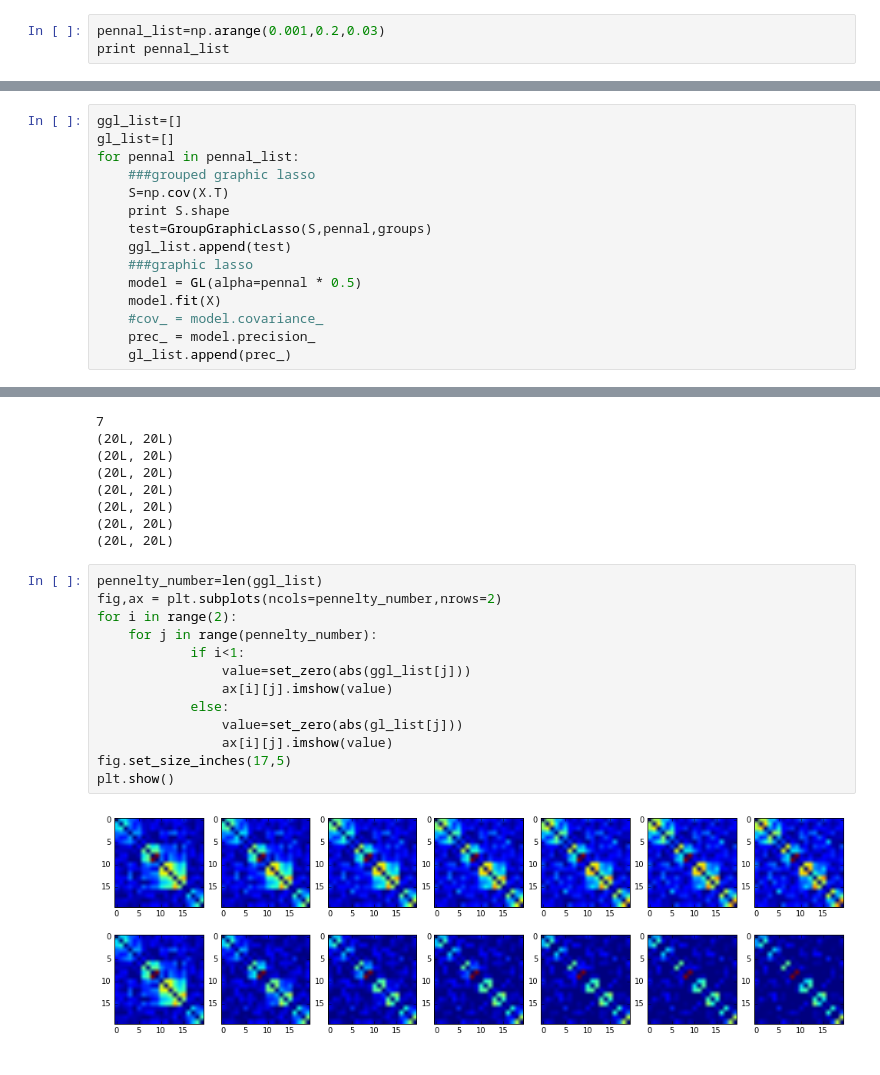
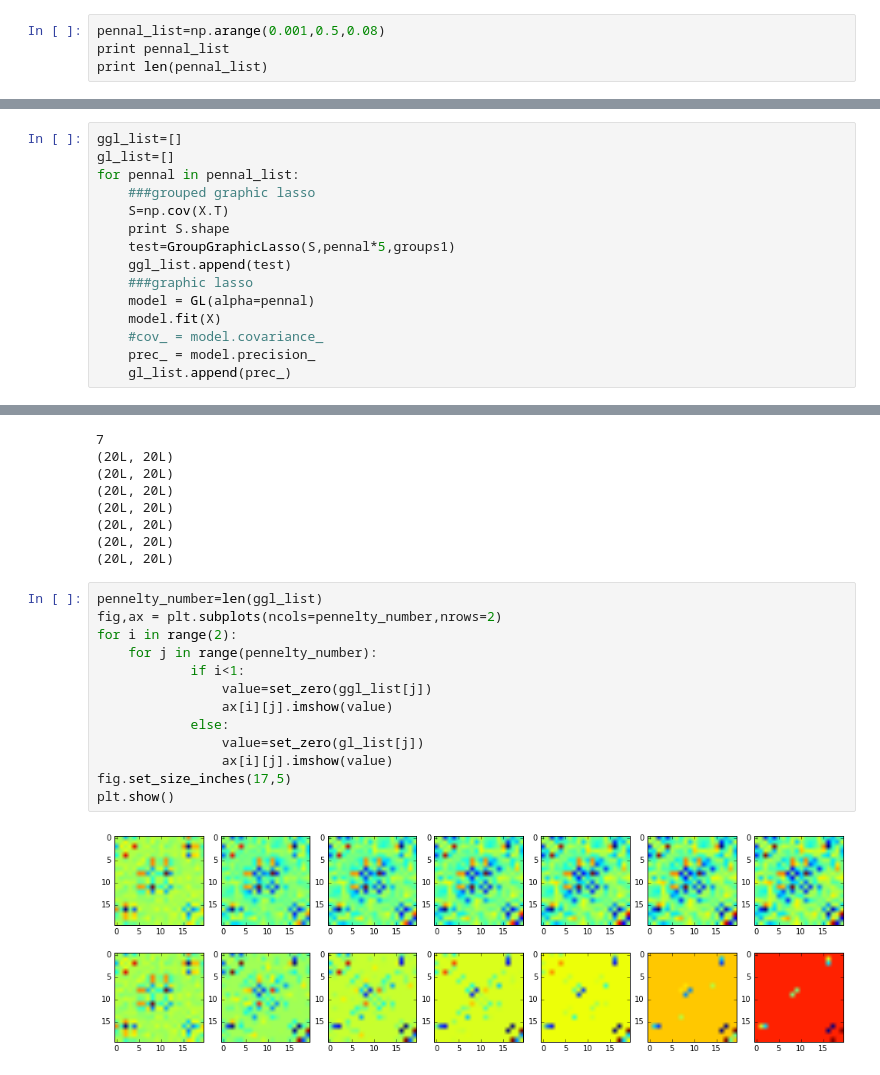
Before and after one commit to zc8340311/BrainNet, a Jupyter notebook: GroupGraphicLassoCVX.ipynb, the cells around one changed output, grey strips where cells are left out. Drawn from its saved outputs; the diff is of its cells as text.

```diff
--- a/GroupGraphicLassoCVX.ipynb
+++ b/GroupGraphicLassoCVX.ipynb
@@ -101,4 +141,5 @@ plt.show()
 # %%
-pennal_list=np.arange(0.001,0.2,0.03)
+pennal_list=np.arange(0.001,0.5,0.08)
 print pennal_list
+print len(pennal_list)
 # %% [output]
@@ -110,10 +152,10 @@ for pennal in pennal_list:
     ###grouped graphic lasso
     S=np.cov(X.T)
     print S.shape
-    test=GroupGraphicLasso(S,pennal,groups)
+    test=GroupGraphicLasso(S,pennal*5,groups1)
     ggl_list.append(test)
     ###graphic lasso
-    model = GL(alpha=pennal * 0.5)
+    model = GL(alpha=pennal)
     model.fit(X)
     #cov_ = model.covariance_
     prec_ = model.precision_
@@ -142,15 +184,15 @@ for i in ggl_list:
 # %%
 pennelty_number=len(ggl_list)
 fig,ax = plt.subplots(ncols=pennelty_number,nrows=2)
 for i in range(2):
     for j in range(pennelty_number):
             if i<1:
-                value=set_zero(abs(ggl_list[j]))
+                value=set_zero(ggl_list[j])
                 ax[i][j].imshow(value)
             else:
-                value=set_zero(abs(gl_list[j]))
+                value=set_zero(gl_list[j])
                 ax[i][j].imshow(value)
 fig.set_size_inches(17,5)
 plt.show()
 # %% [output]
-[figure, old version]
+[figure, new version]
```
Also changed, not shown: parts of 2 cells of this notebook, 1 other file.
